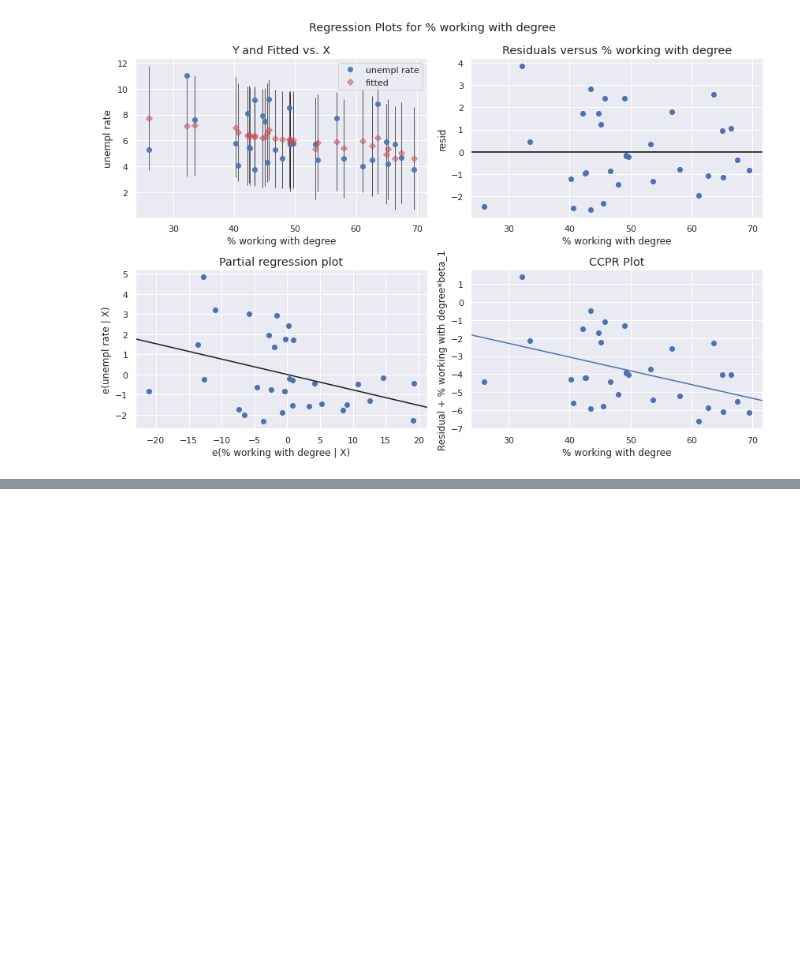
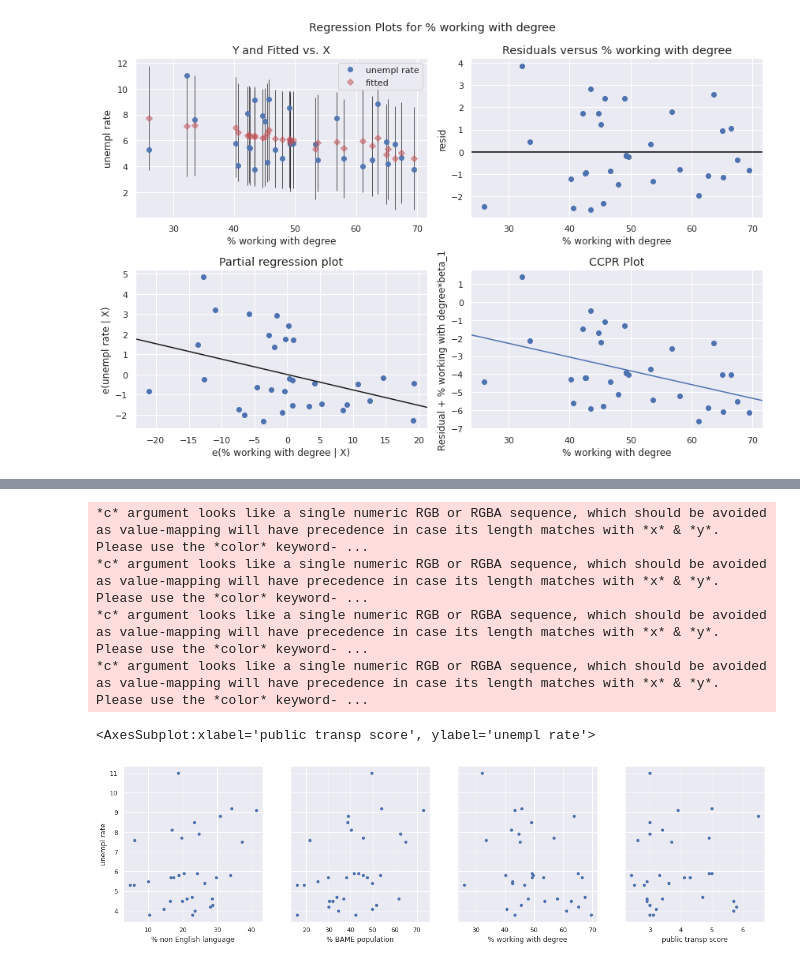
Before and after one commit to DaphneBdn/CASA0007_QM_Group_Presentation, a Jupyter notebook: prelim_regression_model.ipynb, the cells around one changed output, grey strips where cells are left out. Cells and saved outputs as stored; diff of their text form; code cells hidden in the pictures; blank space fills up the shorter version.

```diff
--- a/prelim_regression_model.ipynb
+++ b/prelim_regression_model.ipynb
@@ -493,0 +593,15 @@ fig = sm.graphics.plot_regress_exog(model_dfC, '% working with degree', fig=fig)
+# %%
+sn.set_theme( style='darkgrid', palette='deep', font_scale=1, color_codes=True, rc=None)
+
+fig, axs = plt.subplots(1, 4, sharey=True,figsize=(20, 5))
+dfD.plot(kind='scatter', x='% non English language', y='unempl rate', ax=axs[0])
+dfD.plot(kind='scatter', x='% BAME population', y='unempl rate', ax=axs[1])
+dfD.plot(kind='scatter', x='% working with degree', y='unempl rate', ax=axs[2])
+dfD.plot(kind='scatter', x='public transp score', y='unempl rate', ax=axs[3])
+# %% [output]
+*c* argument looks like a single numeric RGB or RGBA sequence, which should be avoided as value-mapping will have precedence in case its length matches with *x* & *y*.  Please use the *color* keyword- ...
+*c* argument looks like a single numeric RGB or RGBA sequence, which should be avoided as value-mapping will have precedence in case its length matches with *x* & *y*.  Please use the *color* keyword- ...
+*c* argument looks like a single numeric RGB or RGBA sequence, which should be avoided as value-mapping will have precedence in case its length matches with *x* & *y*.  Please use the *color* keyword- ...
+*c* argument looks like a single numeric RGB or RGBA sequence, which should be avoided as value-mapping will have precedence in case its length matches with *x* & *y*.  Please use the *color* keyword- ...
+<AxesSubplot:xlabel='public transp score', ylabel='unempl rate'>
+[figure, added]
```
Also changed, not shown: parts of 23 cells of this notebook.
